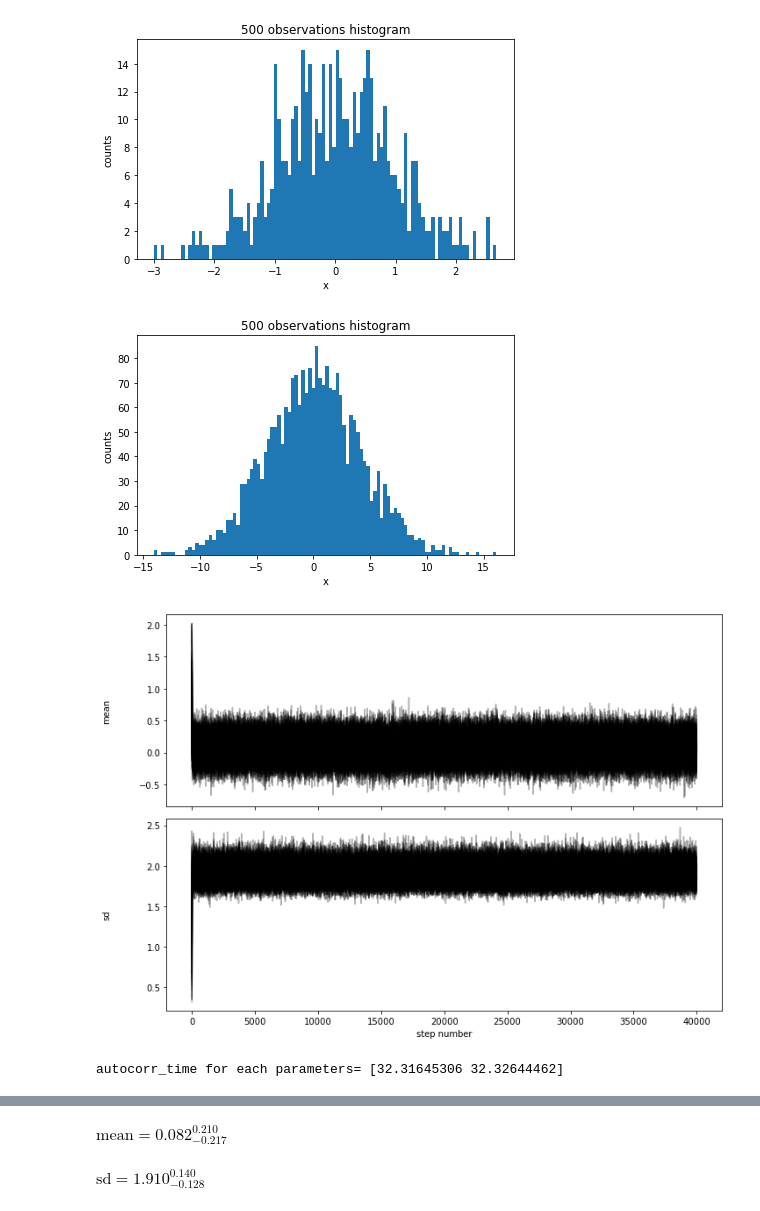
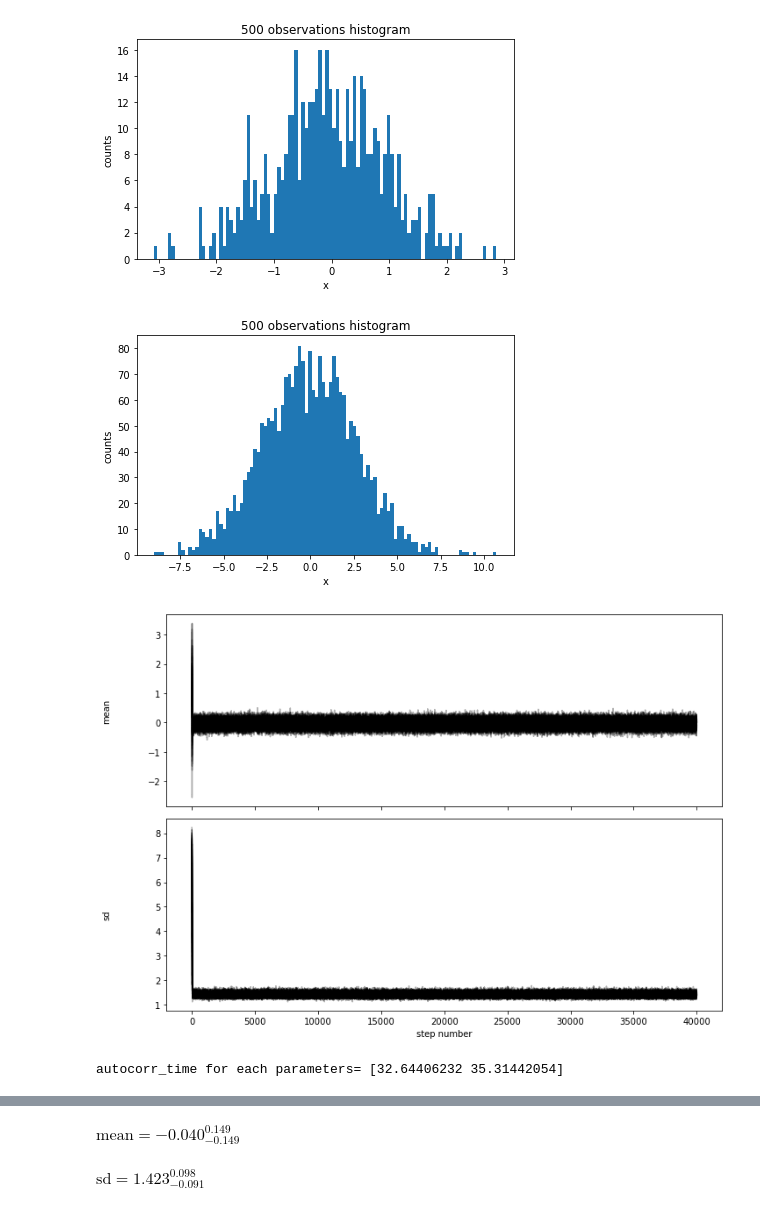
Before and after one commit to Damonkila/Bayesian-inference-exercise-on-normal-distribution, a Jupyter notebook: error_run.ipynb, the cells around one changed output, grey strips where cells are left out. Cells and saved outputs as stored; diff of their text form; code cells hidden in the pictures.

```diff
--- a/error_run.ipynb
+++ b/error_run.ipynb
@@ -80,7 +107,7 @@ import main
 N = 500
 mu_true = 0
 sd_true = 1
-error_sd = 4
+error_sd = 2.5
 Nsample_for_each_obs = 5
 trial = 1
 th = -0.1
@@ -88,5 +115,6 @@ err =True
 bias = False
 sdseed = True
 main.main_p(N, mu_true, sd_true, error_sd, Nsample_for_each_obs, trial, th, err_selec = err, bias_selec = bias, seed = sdseed)
+function.pclor(mu_true,sd_true, error_sd, Nsample_for_each_obs ,th,-50,50, perr = err, psel = bias)
 # %% [output]
 Population =500
@@ -102,5 +130,5 @@ Seed of Rand Num =None
 trial= 1
-[figure, old version]
+[figure, new version]
-[figure, old version]
+[figure, new version]
-[figure, old version]
+[figure, new version]
-autocorr_time for each parameters= [32.31645306 32.32644462]
+autocorr_time for each parameters= [32.64406232 35.31442054]
@@ -108,2 +136,2 @@ autocorr_time for each parameters= [32.31645306 32.32644462]
-$\displaystyle \mathrm{mean} = 0.082_{-0.217}^{0.210}$
+$\displaystyle \mathrm{mean} = -0.040_{-0.149}^{0.149}$
-$\displaystyle \mathrm{sd} = 1.910_{-0.128}^{0.140}$
+$\displaystyle \mathrm{sd} = 1.423_{-0.091}^{0.098}$
```
Also changed, not shown: parts of 16 cells of this notebook, 4 other files.
